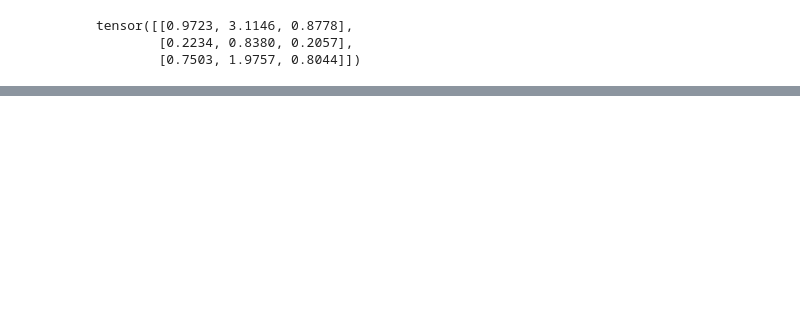
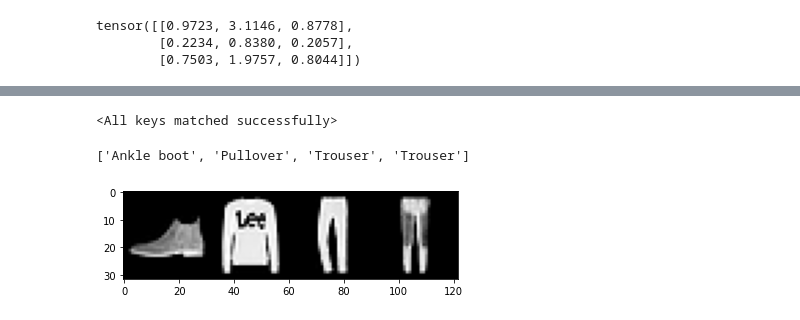
Before and after one commit to Vitalylqw/pytorch, a Jupyter notebook: hw_1.ipynb, the cells around one changed output, grey strips where cells are left out. Drawn from its saved outputs; the diff is of its cells as text; code cells hidden in the pictures; blank space fills up the shorter version.

```diff
--- a/hw_1.ipynb
+++ b/hw_1.ipynb
@@ -63,0 +133,28 @@ tensor([[0.9723, 3.1146, 0.8778],
+# %%
+class Net(nn.Module):
+    def __init__(self):
+        super().__init__()
+        self.conv1 = nn.Conv2d(in_channels =1, out_channels = 32,
+                               kernel_size = 4,stride = 1,padding = 4,padding_mode ='zeros')
+
+        self.pool = nn.MaxPool2d(kernel_size = 6, stride =2)
+
+        self.conv2 = nn.Conv2d(in_channels =32, out_channels = 64,
+                               kernel_size = 4,stride = 1,padding = 4,padding_mode ='zeros')
+
+        self.fc1 = nn.Linear(64 * 7 * 7, 256)
+        self.fc2 = nn.Linear(256, 128)
+        self.fc3 = nn.Linear(128, 10)
+
+    def forward(self, x):
+        x = self.pool(F.relu(self.conv1(x)))
+        x = self.pool(F.relu(self.conv2(x)))
+        x = x.view(-1, 64 * 7 * 7)
+        x = F.relu(self.fc1(x))
+        x = F.relu(self.fc2(x))
+        x = F.softmax(self.fc3(x),dim = 0)
+        return x
+
+
+# net = Net()
+net = Net().to('cuda:0')
@@ -63,0 +201,19 @@ tensor([[0.9723, 3.1146, 0.8778],
+# %%
+PATH = './fashion.pth'
+torch.save(net.state_dict(), PATH)
+# %%
+net = Net()
+net.load_state_dict(torch.load(PATH))
+# %% [output]
+<All keys matched successfully>
+# %%
+test_iter = iter(test_loader)
+images, labels = test_iter.next()
+# %%
+outputs = net(images)
+imgs = torchvision.utils.make_grid(images)
+plt.imshow(imgs.permute(1, 2, 0).numpy())
+print([ classes[labels[j]] for j in range(4)])
+# %% [output]
+['Ankle boot', 'Pullover', 'Trouser', 'Trouser']
+[figure, added]
```
Also changed, not shown: parts of 13 cells of this notebook.
